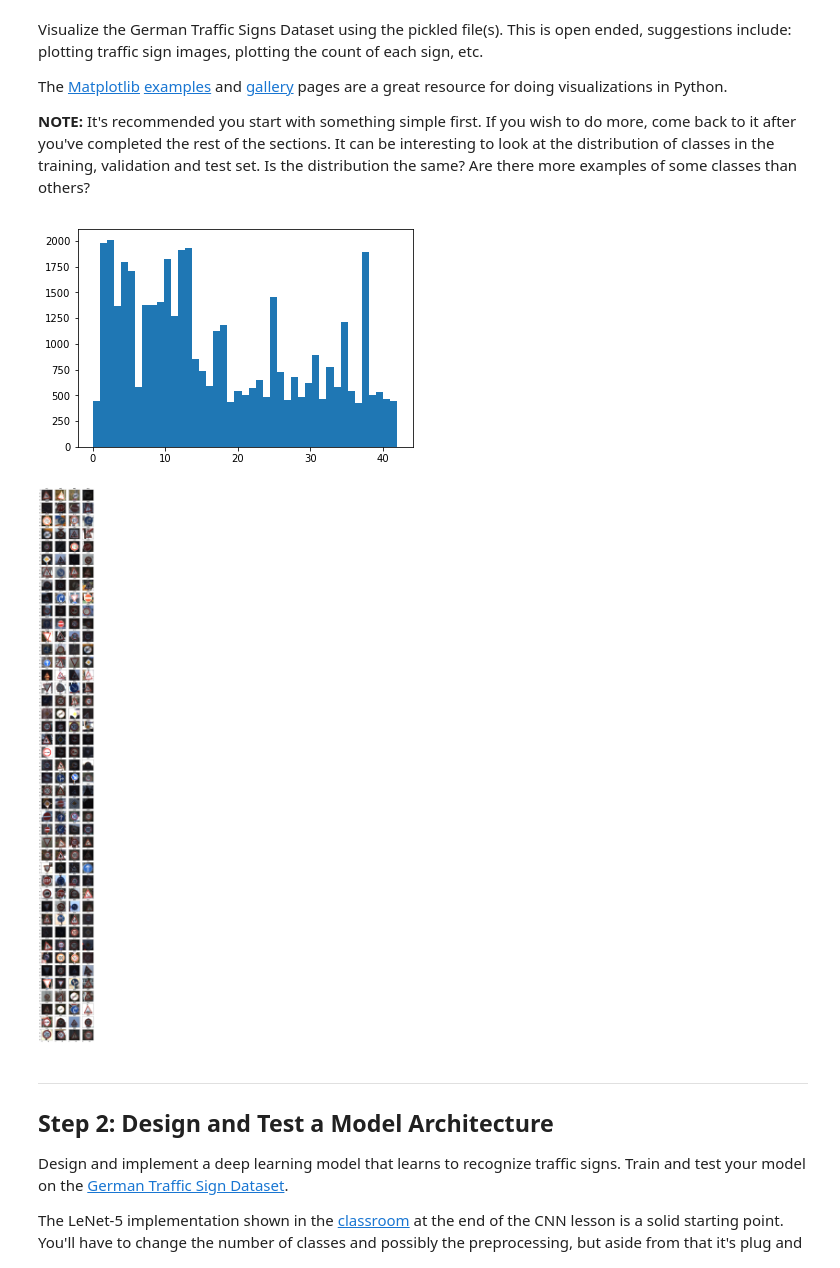
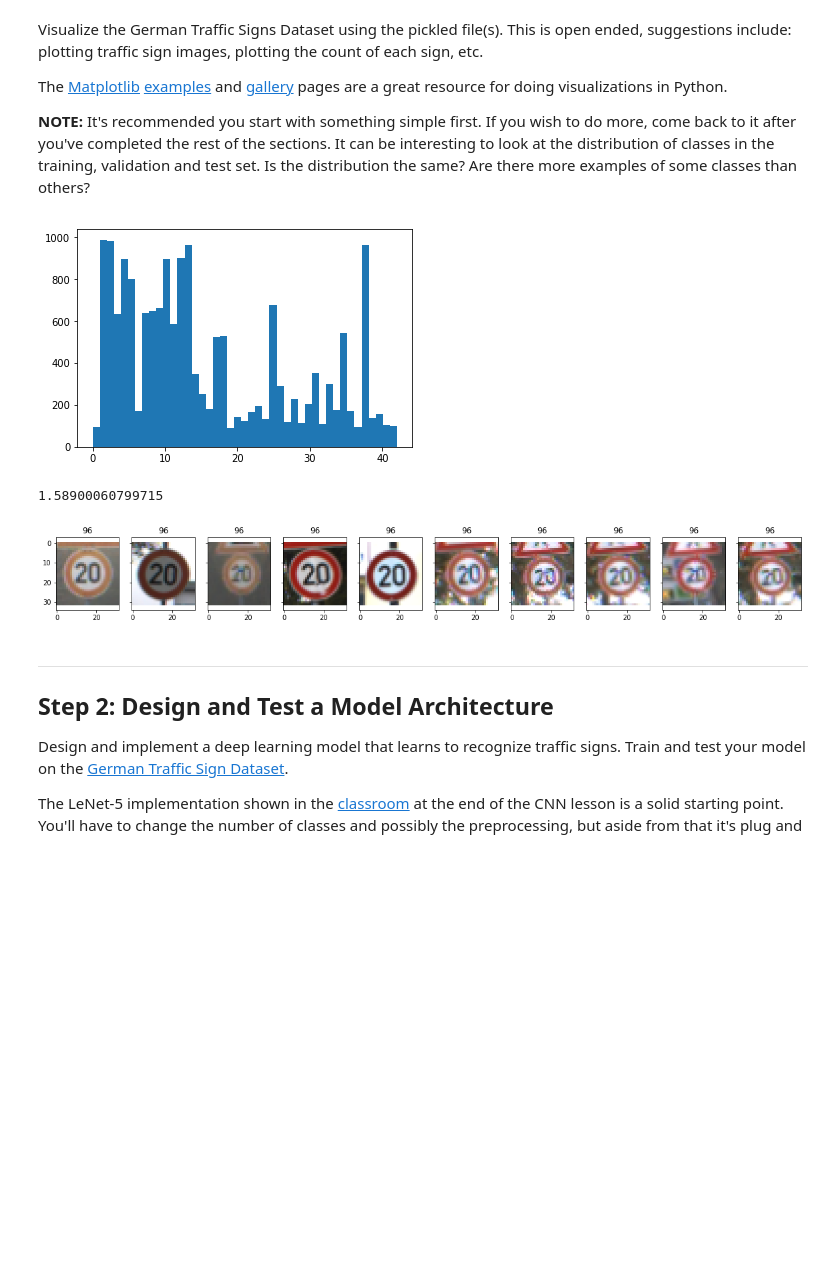
Before and after one commit to stereos/CarND-Traffic-Sign-Classifier-Project, a Jupyter notebook: Traffic_Sign_Classifier.ipynb, the cells around one changed output. Saved outputs shown, nothing was run; the diff lists cells and outputs as text; code cells hidden in the pictures; blank space fills up the shorter version.

```diff
--- a/Traffic_Sign_Classifier.ipynb
+++ b/Traffic_Sign_Classifier.ipynb
@@ -65,9 +65,11 @@ import random
 
 ### Replace each question mark with the appropriate value.
 ### Use python, pandas or numpy methods rather than hard coding the results
+#choose if use grayscale or color, for testing purpose.
+use_grayscale=False
 
 # TODO: Number of training examples
-n_train = int(len(X_train)*1.2)
+n_train = int(len(X_train)*0.5)
 
 # TODO: Number of validation examples
 n_validation = len(X_valid)
@@ -120,21 +122,37 @@ The [Matplotlib](http://matplotlib.org/) [examples](http://matplotlib.org/exampl
 import matplotlib.pyplot as plt
 # Visualizations will be shown in the notebook.
 %matplotlib inline
+import timeit
 
-def print_sign(X_data,y_data,items_per_class=10,classes=None,location=0,squeeze=True):
 
+def print_sign(X_data,y_data,items_per_class=10,classes=None,location=0,squeeze=True,ordered=False):
+    start_time = timeit.default_timer()
     bins=np.bincount(y_data)
     cols=items_per_class
-    fig, axs = plt.subplots(int(np.ceil((n_classes))),cols, figsize=(items_per_class*2,n_classes*2), sharex=True, sharey=True)
-    axs = axs.ravel()
+    #fig, axs = plt.subplots(items_per_class)
+
+    #fig, axs = plt.subplots(int(np.ceil((n_classes))),cols, figsize=(items_per_class*2,n_classes*2), sharex=True, sharey=True)
+
     if classes==None:
         classes=range(n_classes)
+    w=20#items_per_class*2
+    h=len(classes)*2
+    fig, axs = plt.subplots(len(classes),cols, figsize=(w,h), sharex=True, sharey=True)
+
+    axs = axs.ravel()
+    print(timeit.default_timer() - start_time)
 
     for c in classes:
+
         indexes = np.where(y_data==c)[0] #where looks for all, how to just take first??e
         #todo, this can pick same several times.. not good...
-        if indexes.size: indexes = np.random.choice(indexes,items_per_class)
+        if indexes.size:
+            if ordered:
+                indexes=indexes[0:items_per_class]
+            else:
+                indexes = np.random.choice(indexes,items_per_class,replace=False)
         for i,index in enumerate(indexes):
+
             pos=c*items_per_class+i
             if squeeze:
                 image = X_data[index].squeeze()
@@ -155,42 +173,45 @@ plt.hist(y_train,n_classes)
 plt.show()
 #plt.hist(y_valid,n_classes)
 #plt.show()
 #plt.hist(y_test,n_classes)
 #plt.show()
 #We can see that same labels in the set is rather few, for example the first item.
 #This may make it harder to predict those signs, but then I assume it will depend on much more
 #for example signs that look very different should need lees amount of data while those that are very
 #similar should need more for each label.. anyway, we can create more of those later.
 
 ##Show one random from each class
-print_sign(X_train,y_train,4,squeeze=False)
+print_sign(X_train,y_train,10,classes=[0],squeeze=False)
 #cols=10
+#start_time = timeit.default_timer()
 #fig, axs = plt.subplots(int(np.ceil((n_classes/cols))),cols, figsize=(20, 10), sharex=True, sharey=True)
+#print(timeit.default_timer() - start_time)
 #axs = axs.ravel()
 #for i in range(n_classes):
 #    index = np.where(y_train==i)[0] #where looks for all, how to just take first??e
 #    if index.size:
 #        index = index[random.randint(0, len(index)-1)]
 #
 #        image = X_train[index].squeeze()
 #        axs[i].set_title(train_h[0][i])
 #        axs[i].imshow(image, cmap="gray")
-#
-#        #mini=np.min(image)
-#        #maxi=np.max(image)
-#        #avgp=np.floor(np.average(image))
-#        #image=np.floor((1-(image-mini)/(maxi-mini))*255)+1
-#        #image=((((image)/(maxi))*10)//1).squeeze()
+
+        #mini=np.min(image)
+        #maxi=np.max(image)
+        #avgp=np.floor(np.average(image))
+        #image=np.floor((1-(image-mini)/(maxi-mini))*255)+1
+        #image=((((image)/(maxi))*10)//1).squeeze()
         #image=np.floor((1-(image-mini)/(maxi-mini+avgp))*255)+(avgp-128)
         #image=np.maximum(image,1)
         #image=np.minimum(image,255)
        # print('RGB shape:', image.shape)
         #print(np.min(image))
         #print(np.max(image))
         #axs[n_classes//2 + i].imshow(image, cmap="gray")
 # %% [output]
-[figure, old version]
+[figure, new version]
+1.58900060799715
-[figure, old version]
+[figure, new version]
 # %% [markdown]
 ----
 
```
Also changed, not shown: parts of 18 cells of this notebook.
